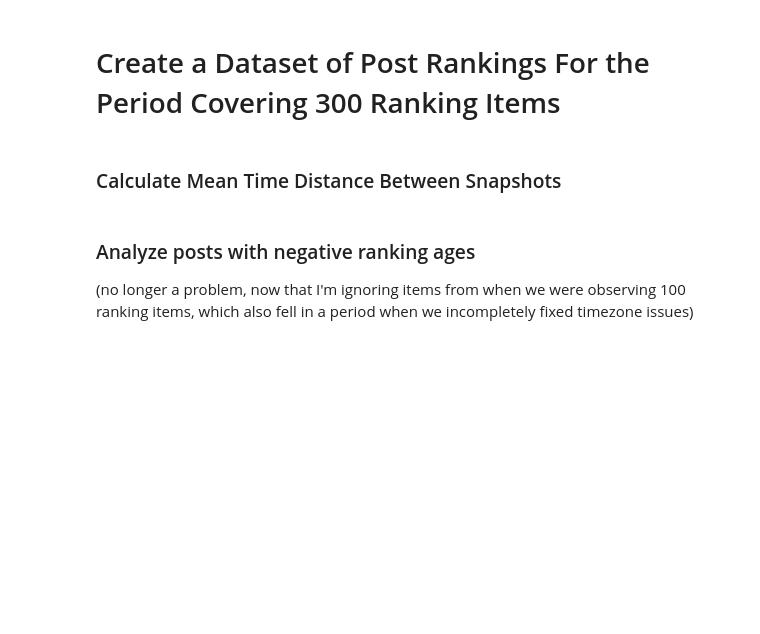
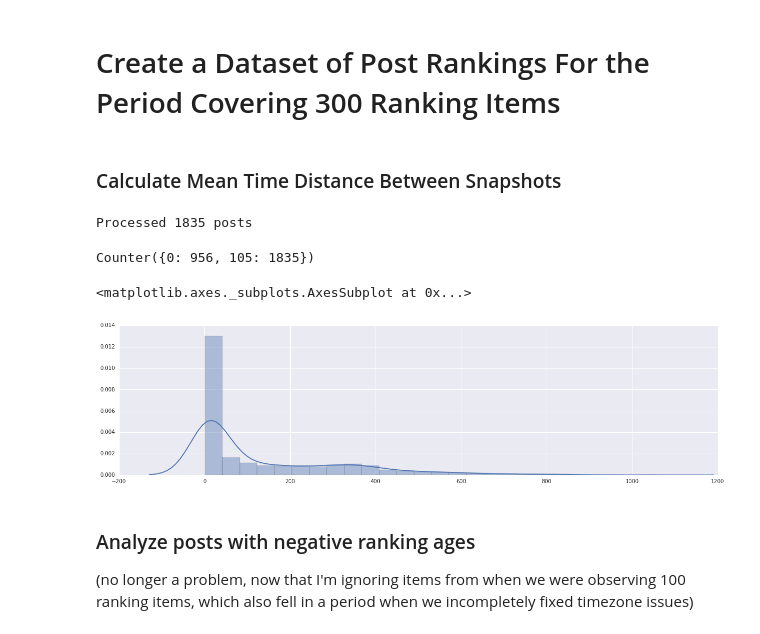
Before and after one commit to citizensandtech/CivilServant-Analysis, a Jupyter notebook: ai-nudge-ITS-of-rankings.ipynb, the cells around one changed output. Saved outputs shown, nothing was run; the diff lists cells and outputs as text; code cells hidden in the pictures; blank space fills up the shorter version.

Commit message:
added updated code for ITS rankings

```diff
--- a/ai-nudge-ITS-of-rankings.ipynb
+++ b/ai-nudge-ITS-of-rankings.ipynb
@@ -327,7 +327,9 @@ for page in db_engine.execute(text("select * from subreddit_pages WHERE subreddi
         median_age = np.median(post_ages)
     except:
         median_age = None
-    position = 0
+
+
+    position = 300
 
     ### limit to the first 100 items
     ### since we don't have 300
@@ -352,7 +354,7 @@ for page in db_engine.execute(text("select * from subreddit_pages WHERE subreddi
                     "post.id":post['id'],
                     "ranking.snapshot": ranking_snapshot_number}
         post_rankings[post['id']].append(snapshot)
-        position += 1
+        position -= 1
 
     try:
         minutes_since_last = (page_created - prev_created_at).total_seconds() / 60.0
@@ -416,0 +421,7 @@ for key, post in post_mod_actions.items():
+# %%
+ranking_times = [x['created_at'] for x in list(post_rankings.values())[8]]
+time_diffs = []
+for i in range(len(ranking_times)-1):
+    i += 1
+    time_diffs.append((ranking_times[i] - ranking_times[i-1]).total_seconds()/60.)
+time_diffs
@@ -438,6 +467,7 @@ for key, post in all_posts.items():
         post_created = post['created']
 
     if(post_created < three_hundred_begin_date):
+        post['rankings'] = []
         continue
 
     ## FOR NOW, OMIT RANKINGS LESS THAN 0
@@ -449,11 +479,13 @@ for key, post in all_posts.items():
 
     minute_slots = [None for x in list(range(num_snapshots))]
 
+
     total_rankings_added = 0
     if(len(rankings)>0):
-        first_ranking_slot = math.floor(rankings[0]['post.age']/4.0)
-        current_ranking_slot = first_ranking_slot
+        #first_ranking_slot = math.floor(rankings[0]['post.age']/4.0)
+        #current_ranking_slot = first_ranking_slot
         for ranking in rankings:
+            current_ranking_slot = math.floor(rankings[0]['post.age']/4.0)
             if(current_ranking_slot < len(minute_slots)):
                 ranking_record = copy.copy(ranking)
                 ranking_record['post.age'] = ranking_record['created_at']  - post_created
@@ -462,6 +494,7 @@ for key, post in all_posts.items():
                 total_rankings_added += 1
 
                 added_post_ages.append(ranking_record['created_at']  - post_created)
+
 
 
     records_index = 0
@@ -478,19 +511,39 @@ for key, post in all_posts.items():
     for slot in minute_slots:
         if slot is None:
             slot = copy.copy(ranking_records[records_index])
-            slot['position'] = 300
-            total_rankings_added += 1
+            slot['position'] = 0
+#            total_rankings_added += 1
             minute_slots[i] = slot
+
         records_index += 1
         i+=1
 
     rankings_added.append(total_rankings_added)
+
+    snapshot_number = 1
+    for slot in minute_slots:
+        slot['snapshot.number'] = snapshot_number
+        snapshot_number += 1
+
     post['rankings'] = minute_slots
     posts_processed +=1
+
 
 #     if(posts_processed ==2):
 #         break
 print("Processed {0} posts".format(posts_processed))
+# %% [output]
+Processed 1835 posts
+# %%
+Counter([len(x['rankings']) for x in all_posts.values()])
+# %% [output]
+Counter({0: 956, 105: 1835})
+# %%
+plt.figure(figsize=(20,5))
+sns.distplot([x for x in rankings_added if x>0])
+# %% [output]
+<matplotlib.axes._subplots.AxesSubplot at 0x...>
+[figure, added]
 # %% [markdown]
 ### Analyze posts with negative ranking ages
 (no longer a problem, now that I'm ignoring items from when we were observing 100 ranking items, which also fell in a period when we incompletely fixed timezone issues)
```
Also changed, not shown: parts of 11 cells of this notebook.
